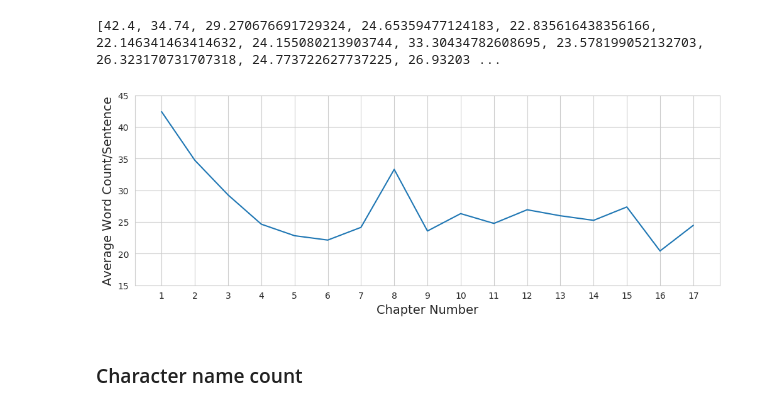
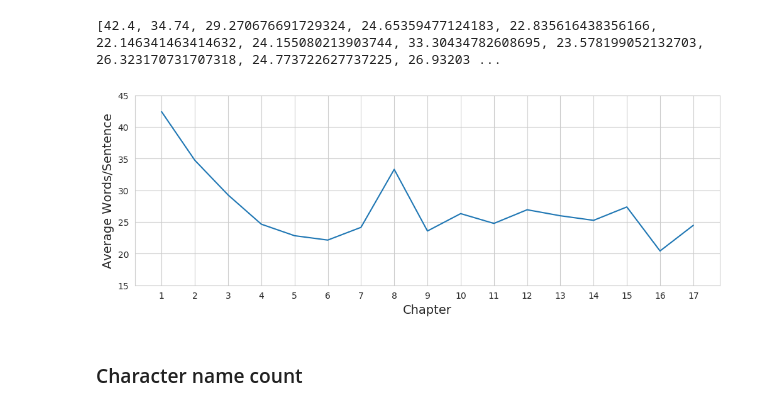
Before and after one commit to datastoryteller/hp1-nlp-analysis, a Jupyter notebook: HP1 - NLP Analysis.ipynb, the cells around one changed output. Cells and saved outputs as stored; diff of their text form; code cells hidden in the pictures.

```diff
--- a/HP1 - NLP Analysis.ipynb
+++ b/HP1 - NLP Analysis.ipynb
@@ -19,7 +19,7 @@ sns.set_style("whitegrid")
 #nltk.download('averaged_perceptron_tagger')
 #nltk.download('punkt')
 # %%
-book1 = open('book_1.txt').read()
+book1 = open('book_4.txt').read()
 book2 = open('book_2.txt').read()
 # %%
 book1 = book1.replace('\xad', '').replace('\u00ad', '').replace('\N{SOFT HYPHEN}', '').replace('“', '"').replace('”', '"').replace('—', '-').replace('…', '...').replace("\'", "'")
@@ -124,13 +124,13 @@ print(sent_len_list)
 # %%
 ax = plt.subplots(figsize=(12,4),dpi=100)
 ax = sns.lineplot(x=list(range(1, (HP.num_chapters + 1))), y=sent_len_list)
 ax.set_ylim(15, 45)
 #ax.set_xlim(0, 18)
-ax.set_xlabel("Chapter Number", fontsize=14)
-ax.set_ylabel("Average Word Count/Sentence", fontsize=14)
+ax.set_xlabel("Chapter", fontsize=14)
+ax.set_ylabel("Average Words/Sentence", fontsize=14)
 _ = ax.set_xticks(list(range(1, (HP.num_chapters + 1))))
 # %% [output]
-[figure, old version]
+[figure, new version]
 # %% [markdown]
 ### Character name count
 # %%
```
Also changed, not shown: parts of 11 cells of this notebook.
